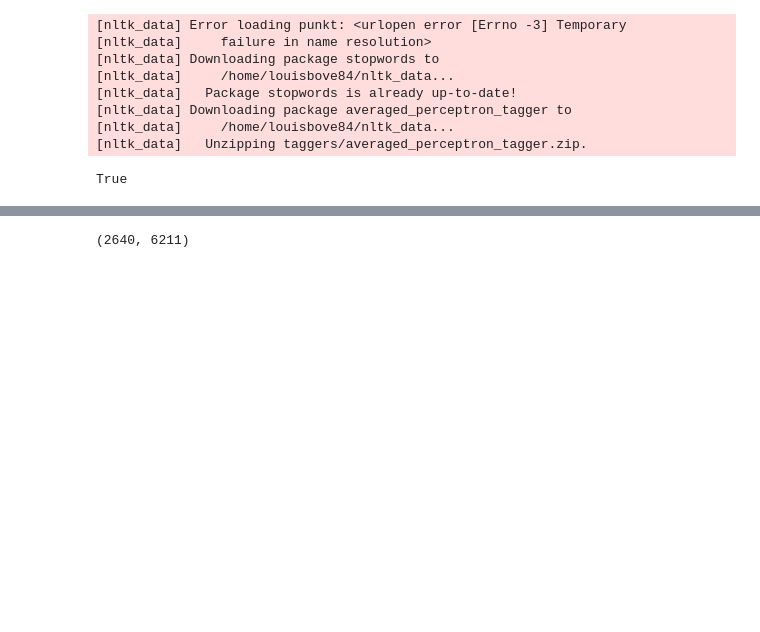
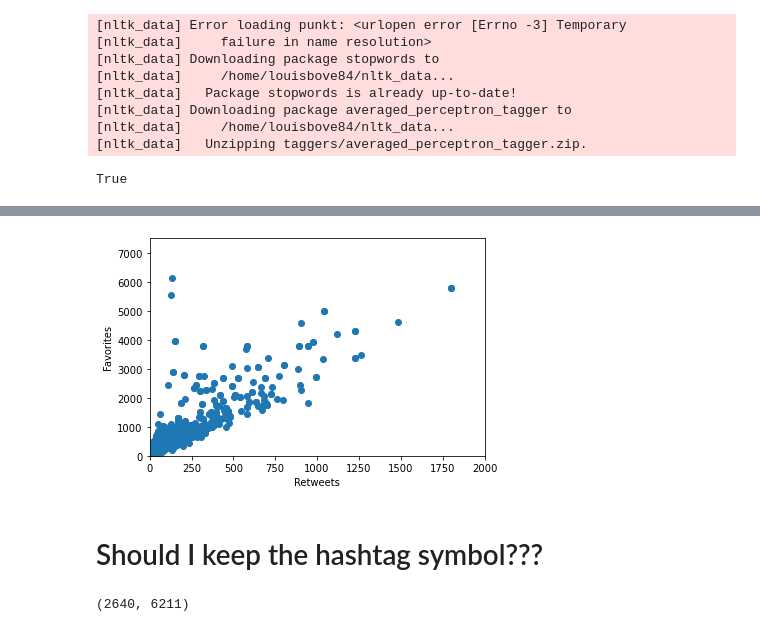
Before and after one commit to louisbove84/Article-Rating-Predictor, a Jupyter notebook: NLP.ipynb, the cells around one changed output, grey strips where cells are left out. Cells and saved outputs as stored; diff of their text form; code cells hidden in the pictures; blank space fills up the shorter version.

```diff
--- a/NLP.ipynb
+++ b/NLP.ipynb
@@ -35,3 +76,14 @@ df_twitter = pd.read_csv('twitter.csv')
+# %%
+#Is there a reason to include both retweets and favorites if there is heteroscedasticity?
+#Does this bring up Multicolinierity?
+plt.scatter(df_twitter['num_retweets'],df_twitter['num_favorites'])
+plt.ylim(0, 7500)
+plt.xlim(0, 2000)
+plt.xlabel("Retweets")
+plt.ylabel("Favorites")
+plt.show()
+# %% [output]
+[figure, added]
 # %%
 # Function to generate n-grams from sentences.
 def extract_ngrams(text_lst, num):
@@ -59,6 +111,8 @@ def tokenize(df, col_name):
 
 
     return df
+# %% [markdown]
+# Should I keep the hashtag symbol???
 # %%
 #Make all words lowercase
 df_twitter['tokenized'] = df_twitter['text'].apply(lambda row: row.split('://')[0])
```
Also changed, not shown: parts of 19 cells of this notebook, 1 other file.
